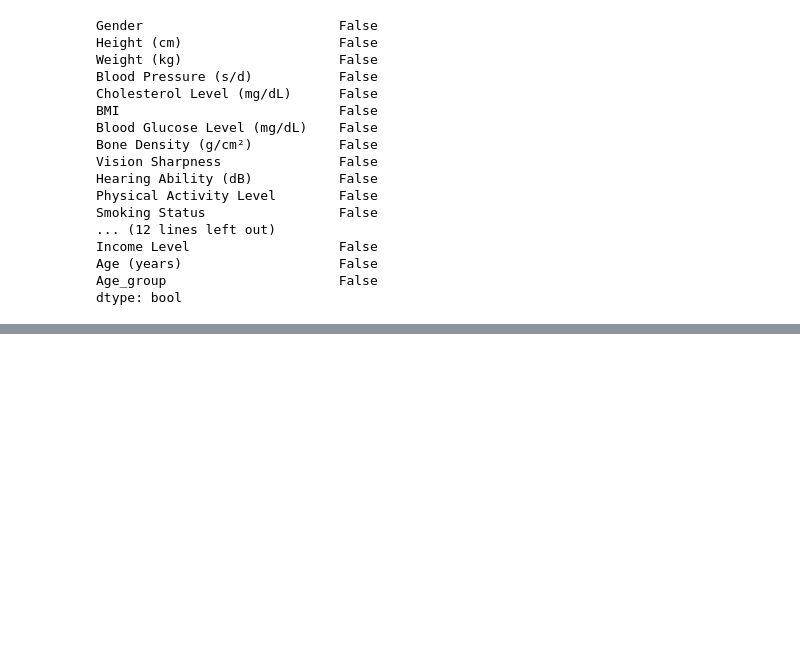
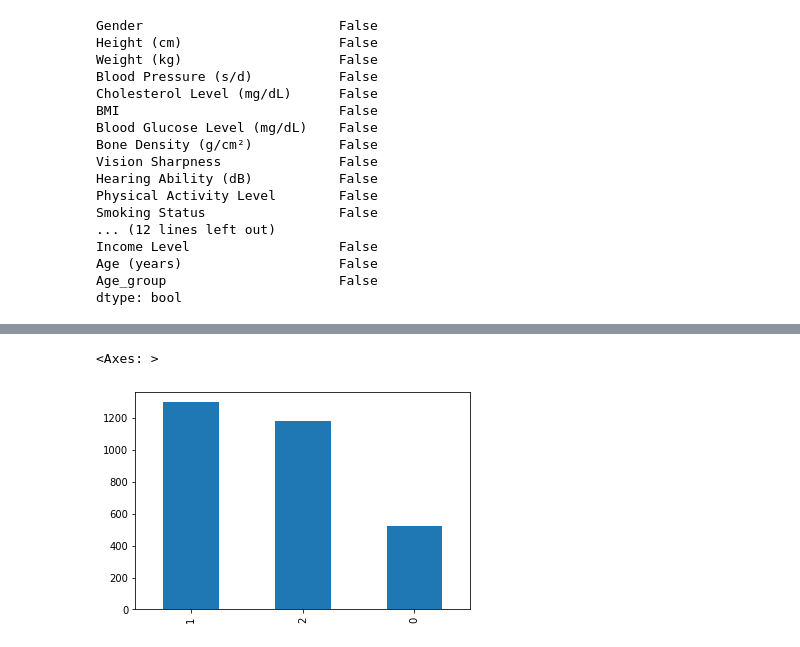
Before and after one commit to PauRF03/practica-MIDA, a Jupyter notebook: Preprocessing.ipynb, the cells around one changed output, grey strips where cells are left out. Saved outputs shown, nothing was run; the diff lists cells and outputs as text; code cells hidden in the pictures; blank space fills up the shorter version.

```diff
--- a/Preprocessing.ipynb
+++ b/Preprocessing.ipynb
@@ -108,0 +193,5 @@ pandas.concat([joves[joves["Height (cm)"] > joves["Height (cm)"].mean() + 2*jove
+# %%
+data.Age_group.value_counts().plot(kind='bar')
+# %% [output]
+<Axes: >
+[figure, added]
```
Also changed, not shown: parts of 10 cells of this notebook.
